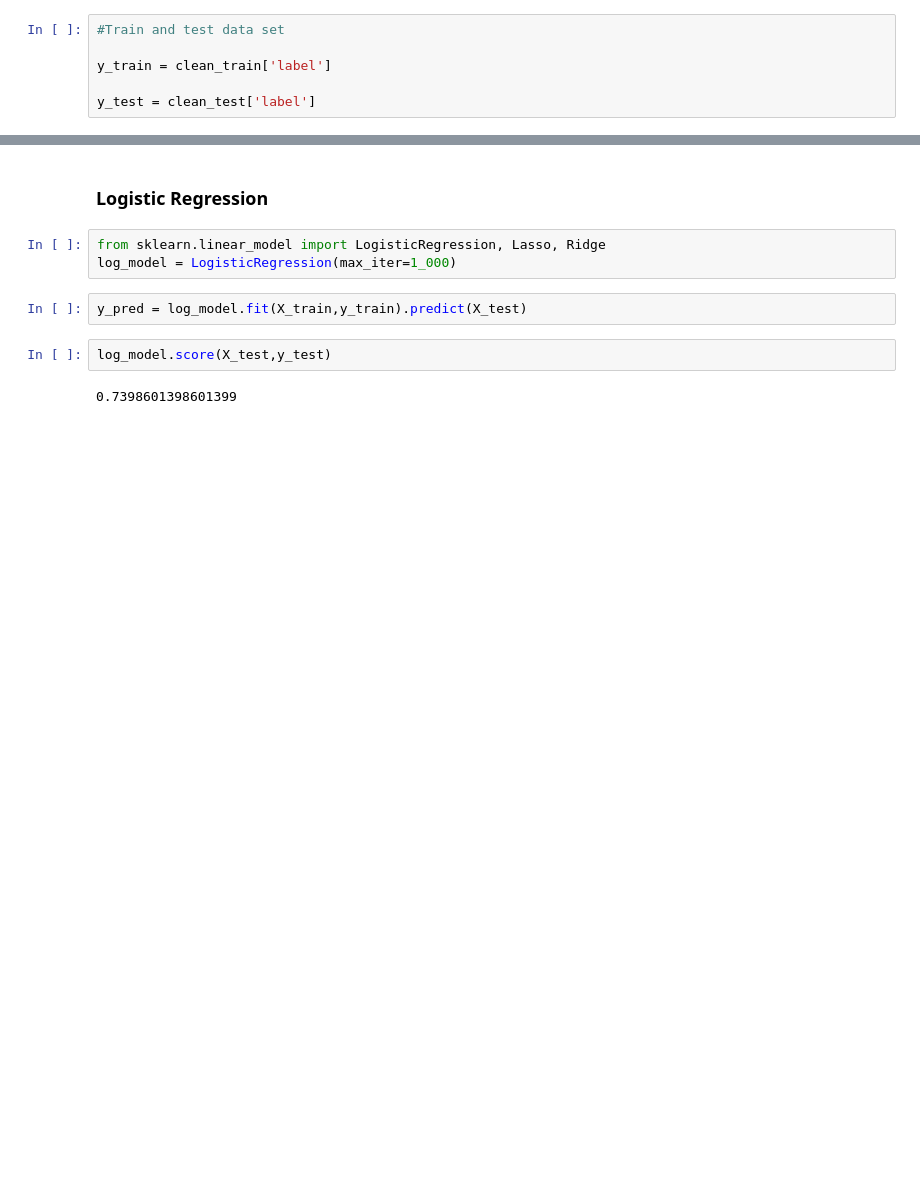
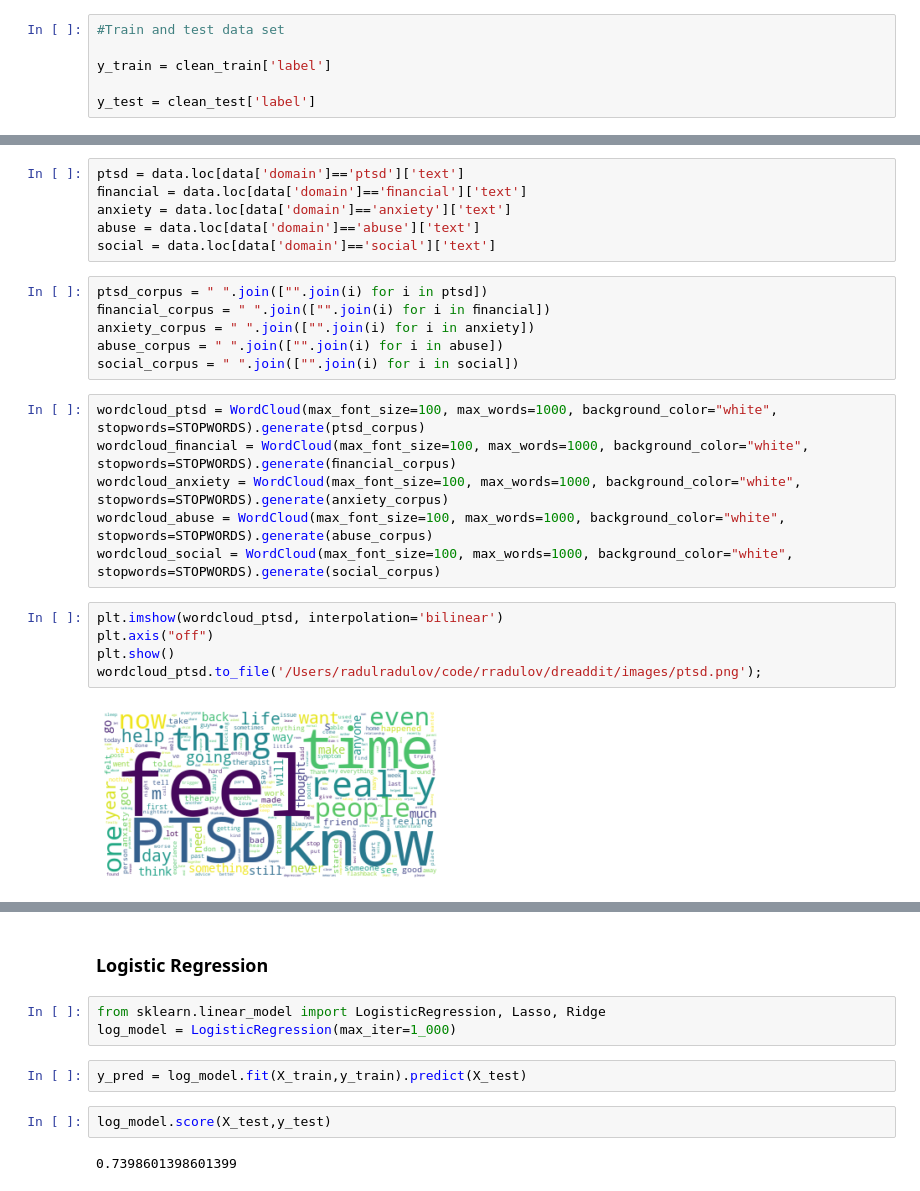
Before and after one commit to rradulov/dreaddit, a Jupyter notebook: notebooks/preprocessing_pipeline.ipynb, the cells around one changed output, grey strips where cells are left out. Saved outputs shown, nothing was run; the diff lists cells and outputs as text; blank space fills up the shorter version.

```diff
--- a/notebooks/preprocessing_pipeline.ipynb
+++ b/notebooks/preprocessing_pipeline.ipynb
@@ -164,0 +293,25 @@ y_test = clean_test['label']
+# %%
+ptsd = data.loc[data['domain']=='ptsd']['text']
+ﬁnancial = data.loc[data['domain']=='ﬁnancial']['text']
+anxiety = data.loc[data['domain']=='anxiety']['text']
+abuse = data.loc[data['domain']=='abuse']['text']
+social = data.loc[data['domain']=='social']['text']
+# %%
+ptsd_corpus = " ".join(["".join(i) for i in ptsd])
+ﬁnancial_corpus = " ".join(["".join(i) for i in ﬁnancial])
+anxiety_corpus = " ".join(["".join(i) for i in anxiety])
+abuse_corpus = " ".join(["".join(i) for i in abuse])
+social_corpus = " ".join(["".join(i) for i in social])
+# %%
+wordcloud_ptsd = WordCloud(max_font_size=100, max_words=1000, background_color="white", stopwords=STOPWORDS).generate(ptsd_corpus)
+wordcloud_ﬁnancial = WordCloud(max_font_size=100, max_words=1000, background_color="white", stopwords=STOPWORDS).generate(ﬁnancial_corpus)
+wordcloud_anxiety = WordCloud(max_font_size=100, max_words=1000, background_color="white", stopwords=STOPWORDS).generate(anxiety_corpus)
+wordcloud_abuse = WordCloud(max_font_size=100, max_words=1000, background_color="white", stopwords=STOPWORDS).generate(abuse_corpus)
+wordcloud_social = WordCloud(max_font_size=100, max_words=1000, background_color="white", stopwords=STOPWORDS).generate(social_corpus)
+# %%
+plt.imshow(wordcloud_ptsd, interpolation='bilinear')
+plt.axis("off")
+plt.show()
+wordcloud_ptsd.to_file('/Users/radulradulov/code/rradulov/dreaddit/images/ptsd.png');
+# %% [output]
+[figure, added]
```
Also changed, not shown: parts of 31 cells of this notebook, 1 other file.
